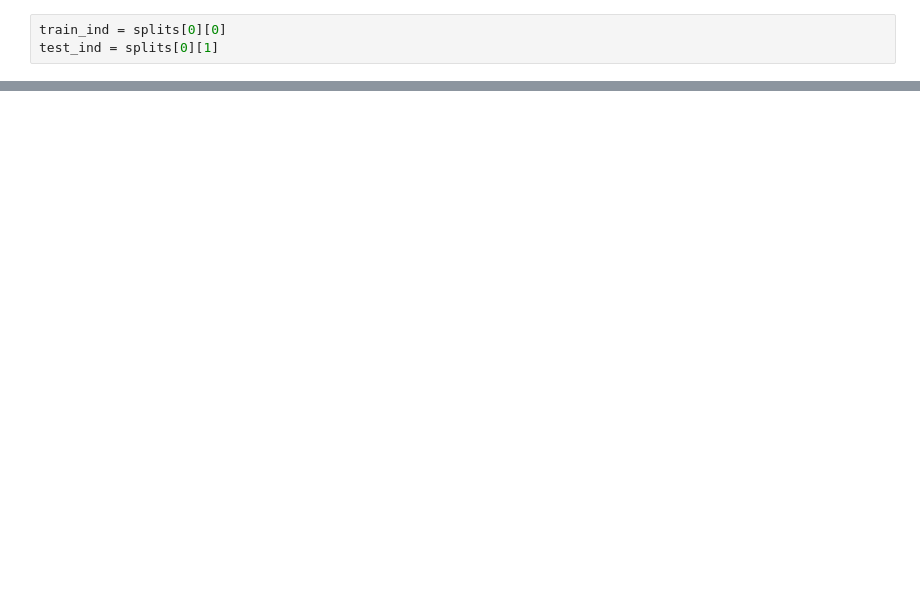
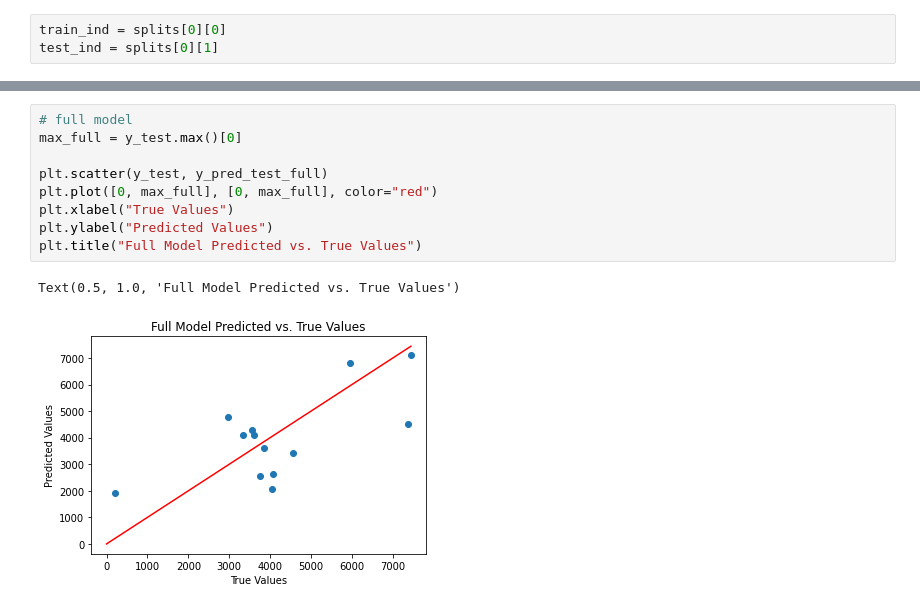
Before and after one commit to ayakkala1/TRI-Capstone, a Jupyter notebook: newdata_model_recreation.ipynb, the cells around one changed output, grey strips where cells are left out. Drawn from its saved outputs; the diff is of its cells as text; blank space fills up the shorter version.

```diff
--- a/newdata_model_recreation.ipynb
+++ b/newdata_model_recreation.ipynb
@@ -275,0 +326,12 @@ Mean % Error:  0.23797138286085182
+# %%
+# full model
+max_full = y_test.max()[0]
+
+plt.scatter(y_test, y_pred_test_full)
+plt.plot([0, max_full], [0, max_full], color="red")
+plt.xlabel("True Values")
+plt.ylabel("Predicted Values")
+plt.title("Full Model Predicted vs. True Values")
+# %% [output]
+Text(0.5, 1.0, 'Full Model Predicted vs. True Values')
+[figure, added]
```
Also changed, not shown: parts of 14 cells of this notebook.
